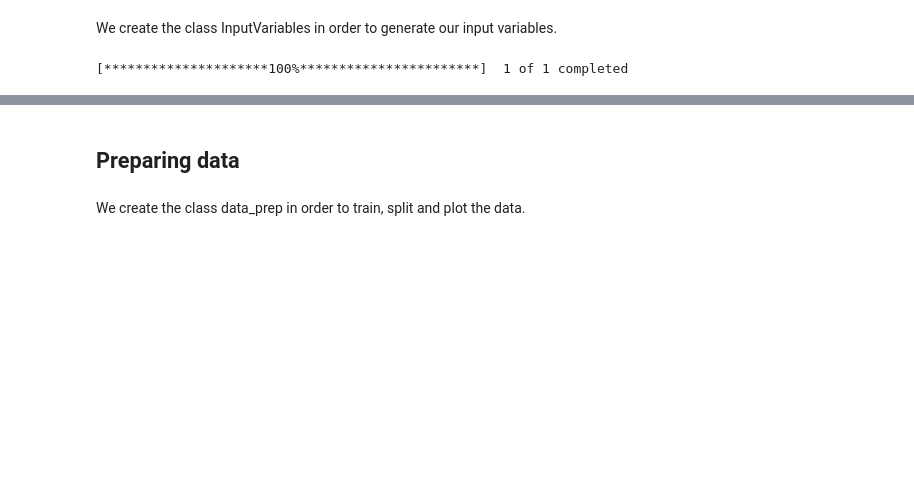
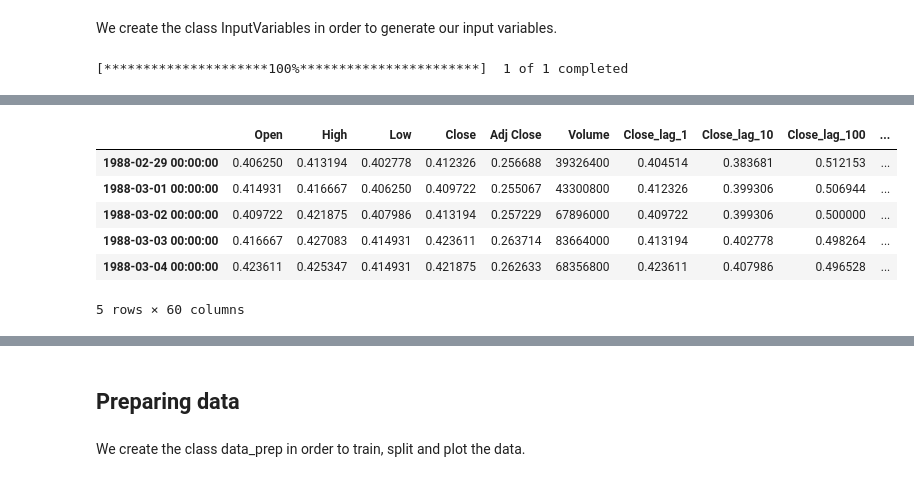
Before and after one commit to ViktorGakis/WebApps, a Jupyter notebook: TimeSeries Analysis/notebooks/predict.ipynb, the cells around one changed output, grey strips where cells are left out. Cells and saved outputs as stored; diff of their text form; code cells hidden in the pictures; blank space fills up the shorter version.

Commit message:
added LagVariableGenerator

```diff
--- a/TimeSeries Analysis/notebooks/predict.ipynb
+++ b/TimeSeries Analysis/notebooks/predict.ipynb
@@ -159,10 +217,12 @@ class Stock:
 # %% [markdown]
 We create the class InputVariables in order to generate our input variables.
 # %%
-class InputVariables:
-    def __init__(self, data: DataFrame, col="Close") -> None:
+class InputVariables(LagVariableGenerator):
+    def __init__(self, data: DataFrame, col="Close", max_lags: int = 200) -> None:
+        super().__init__(max_lags)
         self.data: DataFrame = data.copy()
         self.col: str = col
+        self.lag_columns: list[str] = []
 
     def calculate_log_returns(self) -> None:
         self.data["log_returns"] = np.log(self.data[self.col]) - np.log(
@@ -191,11 +251,12 @@ class InputVariables:
         mask = percent_missing > threshold
 
         # use the boolean mask to select only the columns that don't exceed the threshold
-        return df.loc[:, ~mask]
+        return df.loc[:, ~mask].dropna()
 
-    def generate_all(self, threshold=0.05) -> DataFrame:
+    def generate_all(self, threshold: float = 0.05, num_lags: int = 100) -> DataFrame:
         self.calculate_log_returns()
         self.add_Indicators()
+        self.data = self.generate_lag_variables(self.data, self.col)
         self.data = self.clean_data(self.data, threshold)
         return self.data
 # %%
@@ -211,0 +286,10 @@ all_representations.shape
+# %%
+all_representations.head()
+# %% [output]
+|  | Open | High | Low | Close | Adj Close | Volume | Close_lag_1 | Close_lag_10 | Close_lag_100 | ... |
+| 1988-02-29 00:00:00 | 0.406250 | 0.413194 | 0.402778 | 0.412326 | 0.256688 | 39326400 | 0.404514 | 0.383681 | 0.512153 | ... |
+| 1988-03-01 00:00:00 | 0.414931 | 0.416667 | 0.406250 | 0.409722 | 0.255067 | 43300800 | 0.412326 | 0.399306 | 0.506944 | ... |
+| 1988-03-02 00:00:00 | 0.409722 | 0.421875 | 0.407986 | 0.413194 | 0.257229 | 67896000 | 0.409722 | 0.399306 | 0.500000 | ... |
+| 1988-03-03 00:00:00 | 0.416667 | 0.427083 | 0.414931 | 0.423611 | 0.263714 | 83664000 | 0.413194 | 0.402778 | 0.498264 | ... |
+| 1988-03-04 00:00:00 | 0.423611 | 0.425347 | 0.414931 | 0.421875 | 0.262633 | 68356800 | 0.423611 | 0.407986 | 0.496528 | ... |
+5 rows × 60 columns
```
Also changed, not shown: parts of 28 cells of this notebook, 1 other file.
